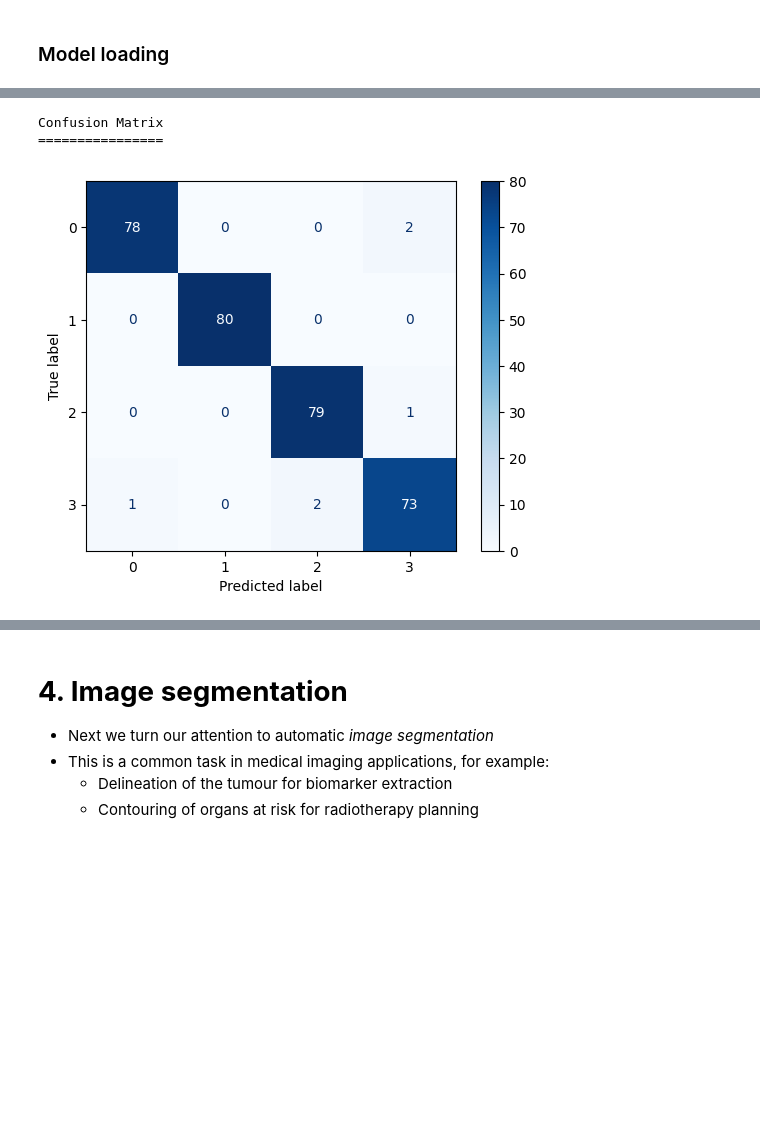
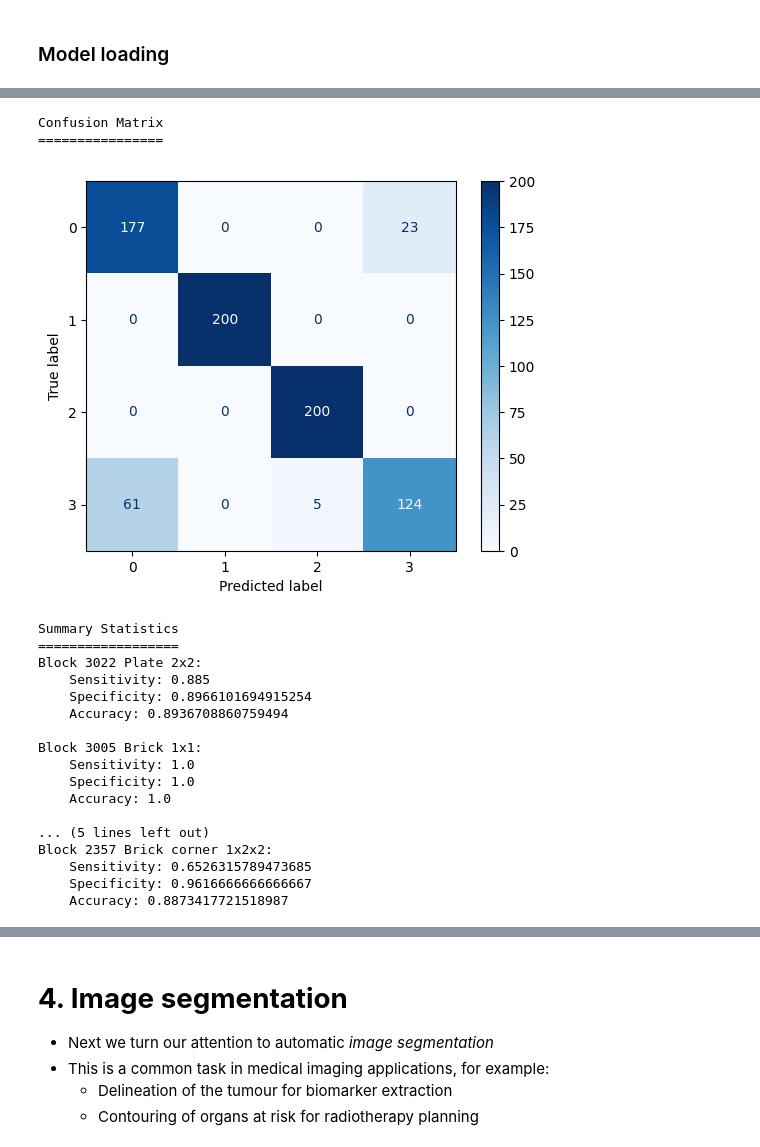
Before and after one commit to mdblackledge/theoryofimaging2, a Jupyter notebook: workshop/practical_exercises.ipynb, the cells around one changed output, grey strips where cells are left out. Saved outputs shown, nothing was run; the diff lists cells and outputs as text; code cells hidden in the pictures; blank space fills up the shorter version.

```diff
--- a/workshop/practical_exercises.ipynb
+++ b/workshop/practical_exercises.ipynb
@@ -441,15 +441,15 @@ import torch.nn.functional as F
 # 1. Define the model
 # ===================
 class LeNet(nn.Module):
-    def __init__(self, num_classes, shape):
+    def __init__(self, num_classes, shape, n_latent = 2):
         super().__init__()
         self.conv1 = nn.Conv2d(1, 6, kernel_size=5, padding=2)
         self.conv2 = nn.Conv2d(6, 16, kernel_size=5, padding=2)
 
         self.fc1 = nn.Linear(16 * (shape[0] // 4) * (shape[1] // 4), 120)
         self.fc2 = nn.Linear(120, 84)
-        self.fc3 = nn.Linear(84, 2)
-        self.classifier = nn.Linear(2, num_classes)
+        self.fc3 = nn.Linear(84, n_latent)
+        self.classifier = nn.Linear(n_latent, num_classes)
 
     def featurize(self, x):
         x = F.relu(self.conv1(x))                        # conv1 -> ReLU activation
@@ -972,6 +973,7 @@ from tqdm import tqdm  # Used for monitoring progress as a progress bar
 LEARNING_RATE = 1e-3
 N_EPOCHS = 50
 BATCH_SIZE = 40
+N_LATENT = 8
 
 if torch.cuda.is_available():  # If GPU available
     DEVICE = "cuda"
@@ -979,7 +981,9 @@ else:
     DEVICE = "cpu"
 
 # Create an instance of the model to be trained
-model = LeNet(num_classes=4, shape = SHAPE)
+model = LeNet(num_classes=len(labels_dict),
+              shape = SHAPE,
+              n_latent = N_LATENT)
 model.to(DEVICE)
 
 # Data loaders will ensure efficient batching of data during training and validation
@@ -1142,7 +1150,7 @@ Saved to: /content/drive/MyDrive/imaging_workshop_2026/multilabel_classifier/che
 # 1. Define the filename
 # ======================
 export_directory = "/content/drive/MyDrive/imaging_workshop_2026/multilabel_classifier"
-fname = f"checkpoint_{SNR}_{SHAPE}_{N_EPOCHS}_{LEARNING_RATE}_{BATCH_SIZE}.pth"
+fname = f"checkpoint_{SNR}_{SHAPE}_{N_EPOCHS}_{LEARNING_RATE}_{BATCH_SIZE}_{N_LATENT}.pth"
 checkpoint_path = os.path.join(export_directory, fname)
 if not os.path.exists(checkpoint_path):
     raise FileNotFoundError("That file does not exist" +
@@ -1153,6 +1161,8 @@ if not os.path.exists(checkpoint_path):
 checkpoint = torch.load(checkpoint_path,
                         map_location=DEVICE,
                         weights_only=False)
-model = LeNet(num_classes=2, shape = checkpoint["shape"])
+model = LeNet(num_classes=checkpoint["num_classes"],
+              shape = checkpoint["shape"],
+              n_latent = checkpoint["n_latent"])
 model.load_state_dict(checkpoint["model_state_dict"])
 model.to(DEVICE)
@@ -1161,27 +1182,59 @@ model.to(DEVICE)
 # %%
 from sklearn.metrics import ConfusionMatrixDisplay
 from sklearn.metrics import confusion_matrix
 
 # Get the test images and true labels
 test_images = torch.stack(
     [test_ds[i]["image"] for i in range(len(test_ds))]
-    ).to(device)
+    ).to(DEVICE)
 test_labels = np.array([test_ds[i]["label"] for i in range(len(test_ds))])
 
 # Evaluate the test prediction probability and estimated labels
 model.eval()
 with torch.no_grad():
     test_prob = model.classify(test_images).cpu().numpy()
 test_labels_pred = np.argmax(test_prob, axis=1)
 
 # Plot a confusion matrix to summarize TP and TN
 print("Confusion Matrix")
 print("================")
 cm = confusion_matrix(test_labels, test_labels_pred)
 disp = ConfusionMatrixDisplay(confusion_matrix=cm)
 disp.plot(cmap="Blues")
 plt.show()
+
+# Print some metrics
+print("\n")
+print("Summary Statistics")
+print("==================")
+for label in np.sort(np.unique(test_labels)):
+    tp = np.sum(np.logical_and(test_labels == label, test_labels_pred == label))
+    tn = np.sum(np.logical_and(test_labels != label, test_labels_pred != label))
+    fp = np.sum(np.logical_and(test_labels != label, test_labels_pred == label))
+    fn = np.sum(np.logical_and(test_labels == label, test_labels_pred != label))
+    print(f"Block {labels_dict[label]}:")
+    print(f"    Sensitivity: {float(tp) / (tp + fn)}")
+    print(f"    Specificity: {float(tn) / (tn + fp)}")
+    print(f"    Accuracy: {float(tn + tp) / (tn + fp + tp + fn)}")
+    print("")
 # %% [output]
 Confusion Matrix
 ================
-[figure, old version]
+[figure, new version]
+Summary Statistics
+==================
+Block 3022 Plate 2x2:
+    Sensitivity: 0.885
+    Specificity: 0.8966101694915254
+    Accuracy: 0.8936708860759494
+
+Block 3005 Brick 1x1:
+    Sensitivity: 1.0
+    Specificity: 1.0
+    Accuracy: 1.0
+
+... (5 lines left out)
+Block 2357 Brick corner 1x2x2:
+    Sensitivity: 0.6526315789473685
+    Specificity: 0.9616666666666667
+    Accuracy: 0.8873417721518987
```
Also changed, not shown: parts of 16 cells of this notebook.
